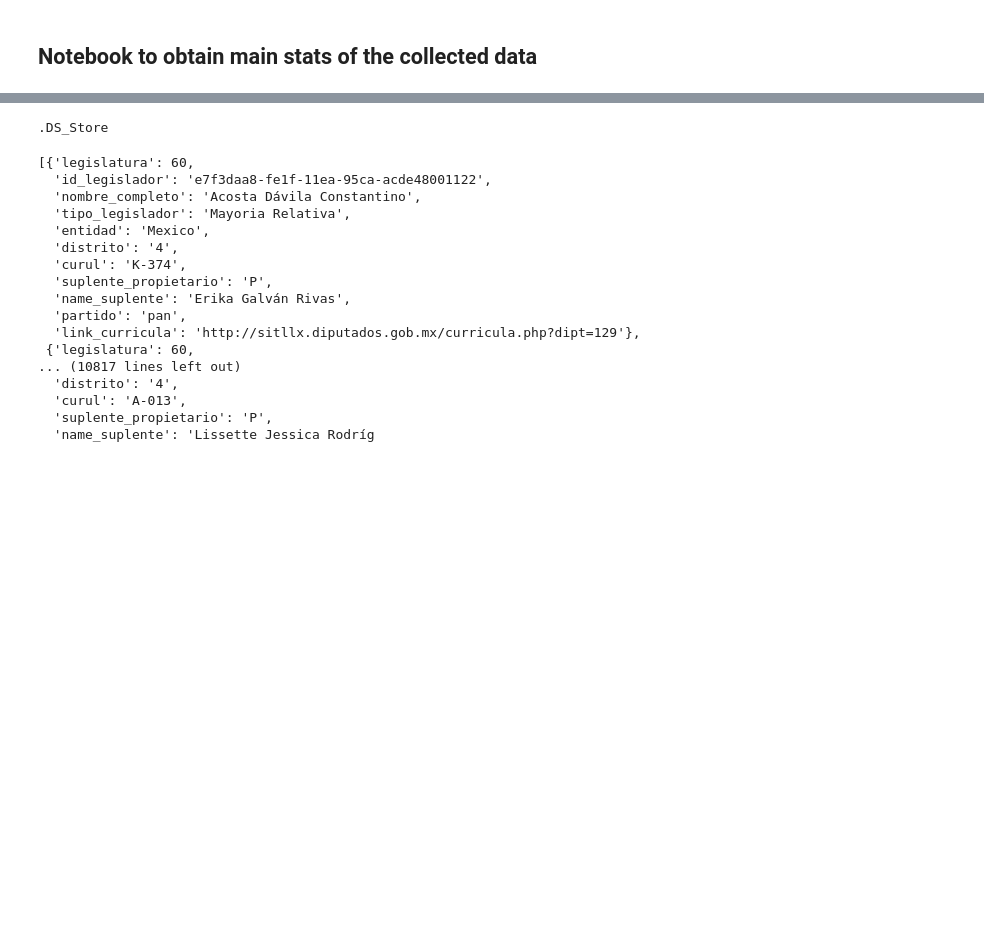
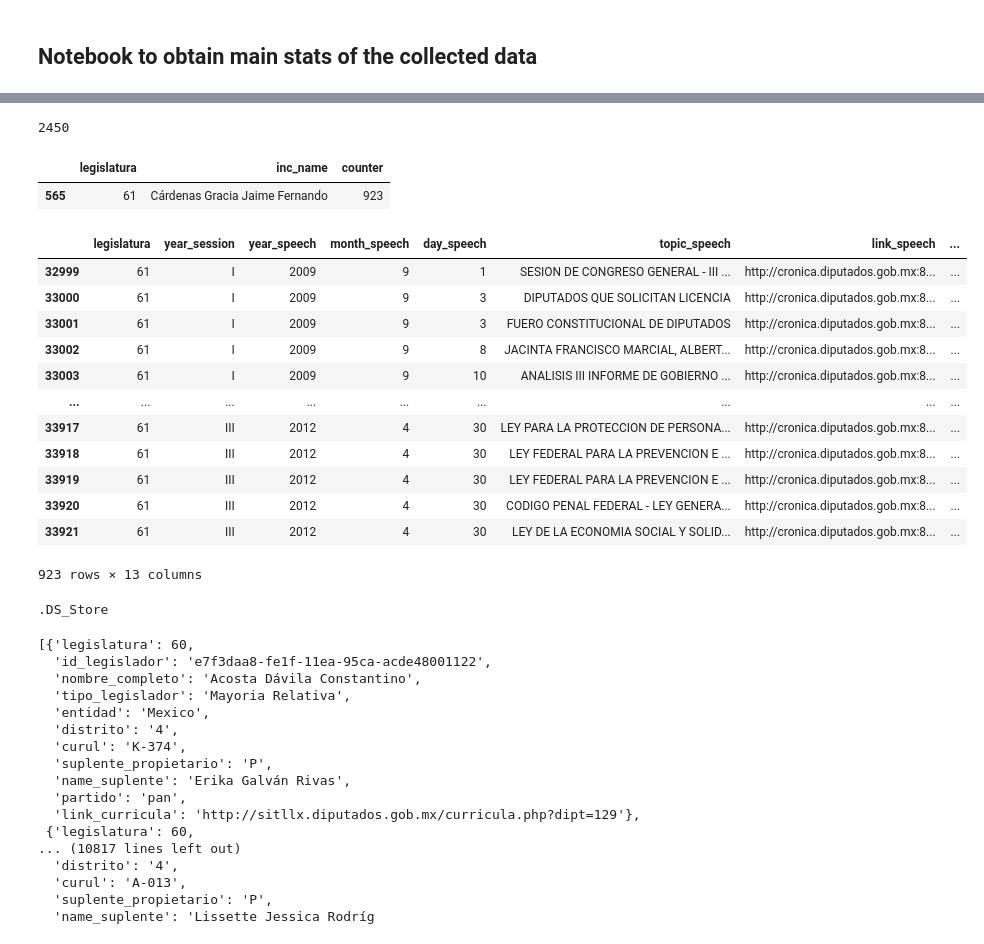
Before and after one commit to cblanesg/Congressional-dataMX, a Jupyter notebook: source/01-collection_data/06-summary_statistics/summary_collection.ipynb, the cells around one changed output, grey strips where cells are left out. Drawn from its saved outputs; the diff is of its cells as text; code cells hidden in the pictures; blank space fills up the shorter version.

```diff
--- a/source/01-collection_data/06-summary_statistics/summary_collection.ipynb
+++ b/source/01-collection_data/06-summary_statistics/summary_collection.ipynb
@@ -11,0 +8,2 @@ from os import listdir
+# %%
+path = '../../../data/01-collection_data/05-aggregated-data/'
@@ -11,0 +21,3 @@ from os import listdir
+# %%
+with open(path + 'attendance_data.json') as d:
+    data = json.load(d)
@@ -11,0 +26,4 @@ from os import listdir
+# %%
+df_speech = pd.DataFrame(data)
+df_speech['counter'] = 1
+counts_speech = df_speech[['legislatura', 'inc_name', 'counter']].groupby(['legislatura', 'inc_name']).count().reset_index()
@@ -12,3 +44,28 @@ from os import listdir
+# %%
+len(counts_speech)
+# %% [output]
+2450
+# %%
+counts_speech[counts_speech['counter'] == 923]
+# %% [output]
+|  | legislatura | inc_name | counter |
+| 565 | 61 | Cárdenas Gracia Jaime Fernando | 923 |
+# %%
+df_speech[df_speech['inc_name'] == 'Cárdenas Gracia Jaime Fernando']
+# %% [output]
+|  | legislatura | year_session | year_speech | month_speech | day_speech | topic_speech | link_speech | ... |
+| 32999 | 61 | I | 2009 | 9 | 1 | SESION DE CONGRESO GENERAL - III ... | http://cronica.diputados.gob.mx:8... | ... |
+| 33000 | 61 | I | 2009 | 9 | 3 | DIPUTADOS QUE SOLICITAN LICENCIA | http://cronica.diputados.gob.mx:8... | ... |
+| 33001 | 61 | I | 2009 | 9 | 3 | FUERO CONSTITUCIONAL DE DIPUTADOS | http://cronica.diputados.gob.mx:8... | ... |
+| 33002 | 61 | I | 2009 | 9 | 8 | JACINTA FRANCISCO MARCIAL, ALBERT... | http://cronica.diputados.gob.mx:8... | ... |
+| 33003 | 61 | I | 2009 | 9 | 10 | ANALISIS III INFORME DE GOBIERNO ... | http://cronica.diputados.gob.mx:8... | ... |
+| ... | ... | ... | ... | ... | ... | ... | ... | ... |
+| 33917 | 61 | III | 2012 | 4 | 30 | LEY PARA LA PROTECCION DE PERSONA... | http://cronica.diputados.gob.mx:8... | ... |
+| 33918 | 61 | III | 2012 | 4 | 30 | LEY FEDERAL PARA LA PREVENCION E ... | http://cronica.diputados.gob.mx:8... | ... |
+| 33919 | 61 | III | 2012 | 4 | 30 | LEY FEDERAL PARA LA PREVENCION E ... | http://cronica.diputados.gob.mx:8... | ... |
+| 33920 | 61 | III | 2012 | 4 | 30 | CODIGO PENAL FEDERAL - LEY GENERA... | http://cronica.diputados.gob.mx:8... | ... |
+| 33921 | 61 | III | 2012 | 4 | 30 | LEY DE LA ECONOMIA SOCIAL Y SOLID... | http://cronica.diputados.gob.mx:8... | ... |
+923 rows × 13 columns
 # %%
 path_id = '/Users/cblanesg/cam.blanes Dropbox/Camila Blanes/Congressional-dataMX/data/00-id_data/00-id/'
 # %%
```
Also changed, not shown: parts of 5 cells of this notebook, 1 other file.
